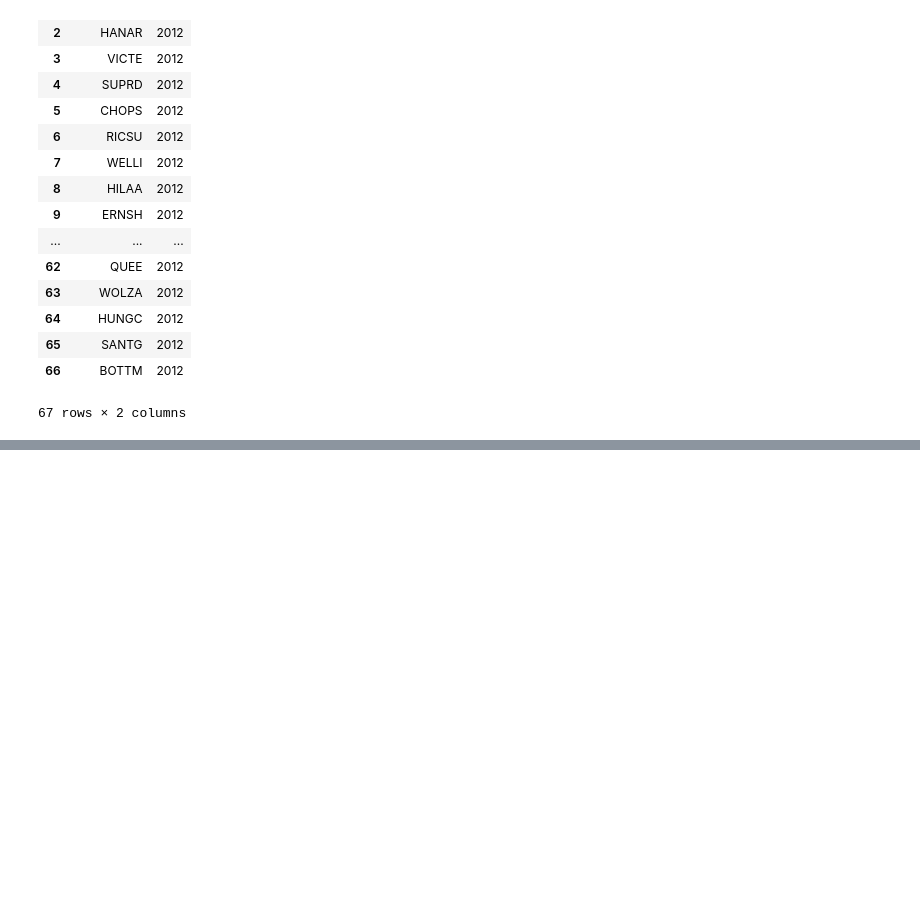
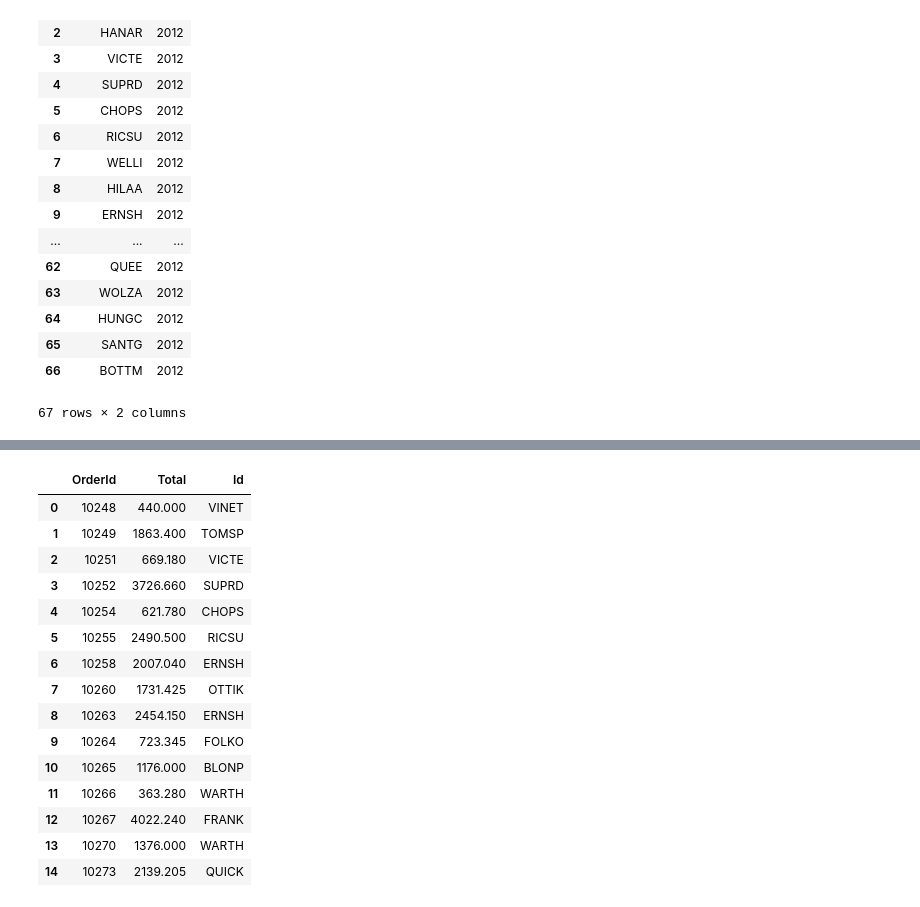
Before and after one commit to MagicMilly/dsc-2-final-project-online-ds-ft-100118, a Jupyter notebook: student.ipynb, the cells around one changed output, grey strips where cells are left out. Saved outputs shown, nothing was run; the diff lists cells and outputs as text; code cells hidden in the pictures; blank space fills up the shorter version.

```diff
--- a/student.ipynb
+++ b/student.ipynb
@@ -1473,0 +1479,24 @@ c.execute('SELECT DISTINCT country FROM Customer;').fetchall()
+# %%
+european_test = pd.read_sql_query('SELECT OrderDetail.OrderId, SUM(UnitPrice*Quantity-UnitPrice*Discount) AS Total, \
+Customer.Id FROM OrderDetail INNER JOIN [Order] ON OrderDetail.OrderId = [Order].Id INNER JOIN Customer ON \
+[Order].CustomerId = Customer.Id WHERE Customer.Country IN ("Germany", "UK", "Sweden", "France", "Spain", "Switzerland", \
+"Austria", "Italy", "Portugal", "Ireland", "Belgium", "Norway", "Denmark", "Finland", "Poland") GROUP BY \
+OrderDetail.OrderId;', conn)
+european_test.head(15)
+# %% [output]
+|  | OrderId | Total | Id |
+| 0 | 10248 | 440.000 | VINET |
+| 1 | 10249 | 1863.400 | TOMSP |
+| 2 | 10251 | 669.180 | VICTE |
+| 3 | 10252 | 3726.660 | SUPRD |
+| 4 | 10254 | 621.780 | CHOPS |
+| 5 | 10255 | 2490.500 | RICSU |
+| 6 | 10258 | 2007.040 | ERNSH |
+| 7 | 10260 | 1731.425 | OTTIK |
+| 8 | 10263 | 2454.150 | ERNSH |
+| 9 | 10264 | 723.345 | FOLKO |
+| 10 | 10265 | 1176.000 | BLONP |
+| 11 | 10266 | 363.280 | WARTH |
+| 12 | 10267 | 4022.240 | FRANK |
+| 13 | 10270 | 1376.000 | WARTH |
+| 14 | 10273 | 2139.205 | QUICK |
```
Also changed, not shown: parts of 36 cells of this notebook.
